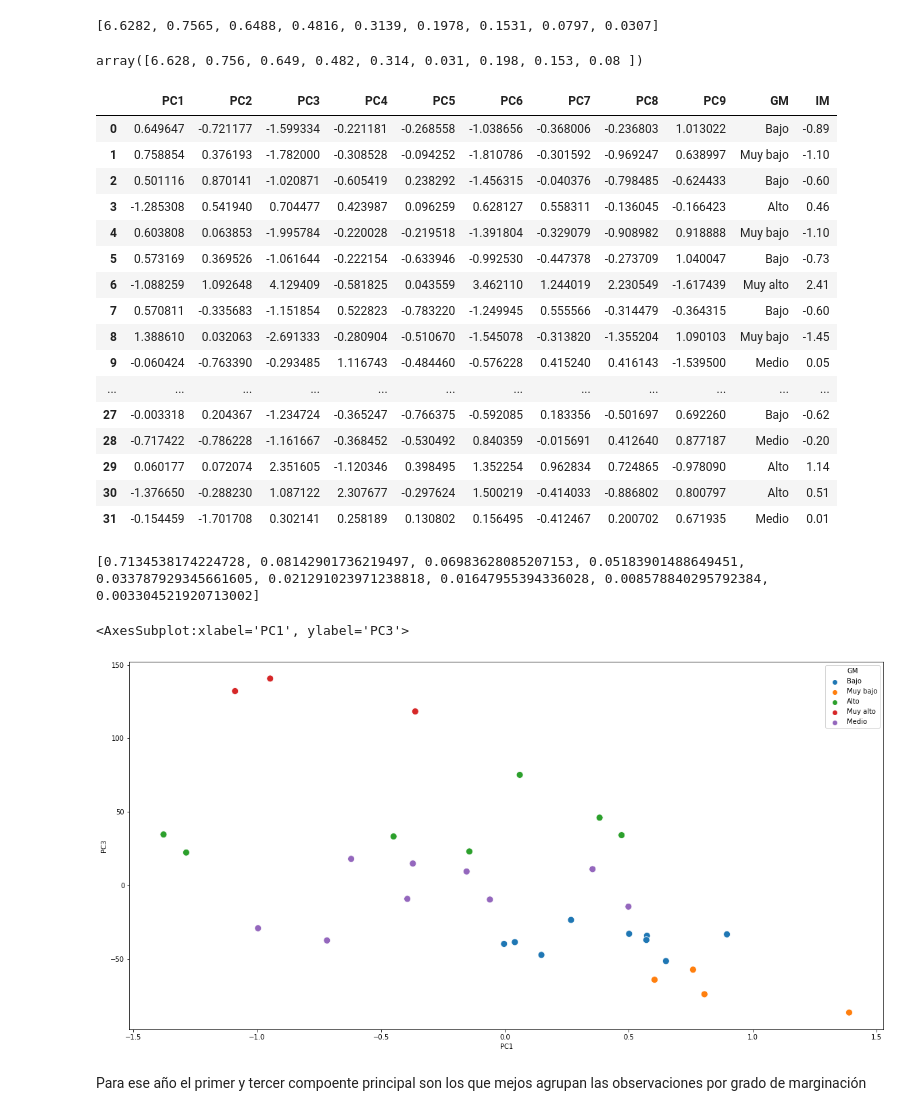
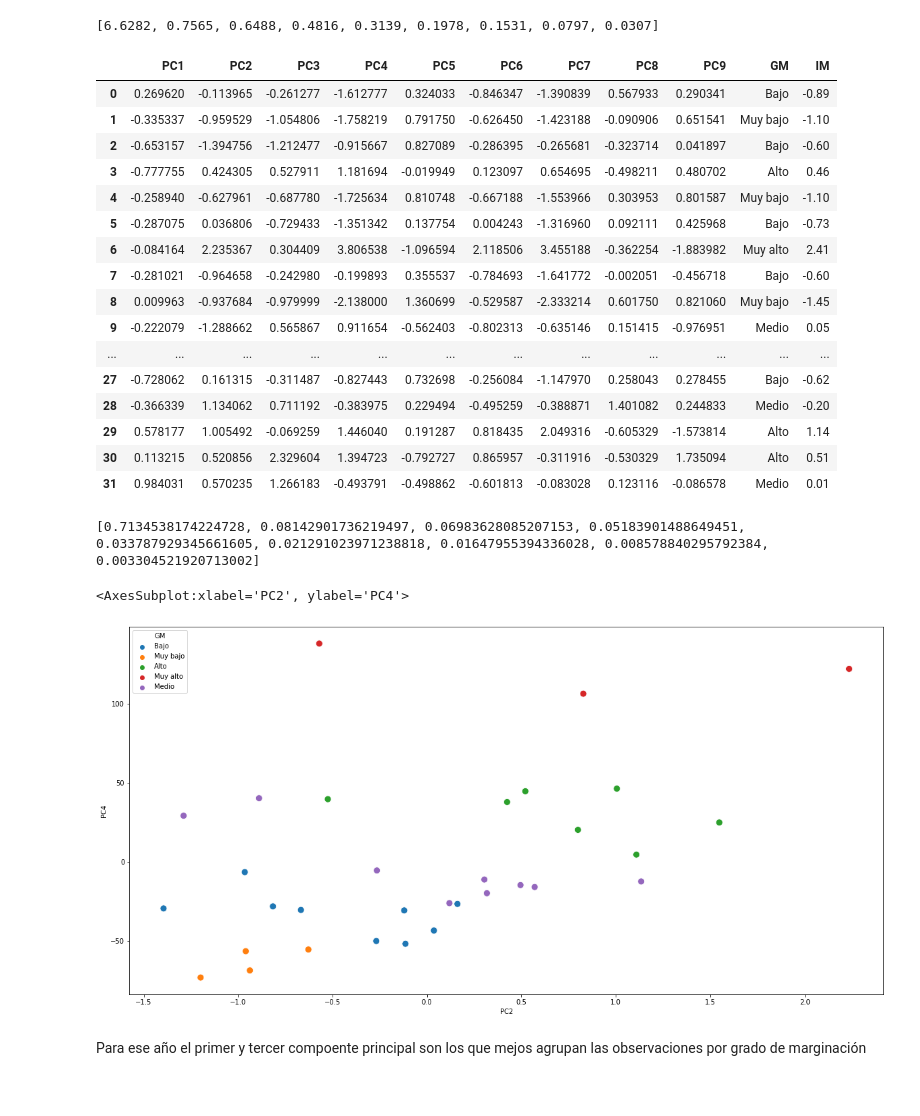
Before and after one commit to AnaTorresR/PracticaFinalMNO, a Jupyter notebook: Jacobi_2015.ipynb, the cells around one changed output. Saved outputs shown, nothing was run; the diff lists cells and outputs as text; code cells hidden in the pictures.

```diff
--- a/Jacobi_2015.ipynb
+++ b/Jacobi_2015.ipynb
@@ -176,20 +202,18 @@ values, vectors = np.linalg.eig(var_cov)
 sorted(values.round(4), reverse=True)
 # %% [output]
 [6.6282, 0.7565, 0.6488, 0.4816, 0.3139, 0.1978, 0.1531, 0.0797, 0.0307]
-# %%
-values
-# %% [output]
-array([6.628, 0.756, 0.649, 0.482, 0.314, 0.031, 0.198, 0.153, 0.08 ])
+# %%
+e_vectors = compute_Jacobi_egvectors(var_cov,3)
 # %%
-projected_1 = vectors[0]@X_scaled.T
-projected_2 = vectors[1]@X_scaled.T
-projected_3 = vectors[2]@X_scaled.T
-projected_4 = vectors[3]@X_scaled.T
-projected_5 = vectors[4]@X_scaled.T
-projected_6 = vectors[6]@X_scaled.T
-projected_7 = vectors[7]@X_scaled.T
-projected_8 = vectors[8]@X_scaled.T
-projected_9 = vectors[5]@X_scaled.T
+projected_1 = e_vectors[0].T@X_scaled.T
+projected_2 = e_vectors[1].T@X_scaled.T
+projected_3 = e_vectors[2].T@X_scaled.T
+projected_4 = e_vectors[3].T@X_scaled.T
+projected_5 = e_vectors[4].T@X_scaled.T
+projected_6 = e_vectors[6].T@X_scaled.T
+projected_7 = e_vectors[7].T@X_scaled.T
+projected_8 = e_vectors[8].T@X_scaled.T
+projected_9 = e_vectors[5].T@X_scaled.T
 
 
 res = pd.DataFrame(projected_1, columns=['PC1'])
@@ -207,22 +231,22 @@ res['IM'] = datos_2015['IM']
 res
 # %% [output]
 |  | PC1 | PC2 | PC3 | PC4 | PC5 | PC6 | PC7 | PC8 | PC9 | GM | IM |
-| 0 | 0.649647 | -0.721177 | -1.599334 | -0.221181 | -0.268558 | -1.038656 | -0.368006 | -0.236803 | 1.013022 | Bajo | -0.89 |
-| 1 | 0.758854 | 0.376193 | -1.782000 | -0.308528 | -0.094252 | -1.810786 | -0.301592 | -0.969247 | 0.638997 | Muy bajo | -1.10 |
-| 2 | 0.501116 | 0.870141 | -1.020871 | -0.605419 | 0.238292 | -1.456315 | -0.040376 | -0.798485 | -0.624433 | Bajo | -0.60 |
-| 3 | -1.285308 | 0.541940 | 0.704477 | 0.423987 | 0.096259 | 0.628127 | 0.558311 | -0.136045 | -0.166423 | Alto | 0.46 |
-| 4 | 0.603808 | 0.063853 | -1.995784 | -0.220028 | -0.219518 | -1.391804 | -0.329079 | -0.908982 | 0.918888 | Muy bajo | -1.10 |
-| 5 | 0.573169 | 0.369526 | -1.061644 | -0.222154 | -0.633946 | -0.992530 | -0.447378 | -0.273709 | 1.040047 | Bajo | -0.73 |
-| 6 | -1.088259 | 1.092648 | 4.129409 | -0.581825 | 0.043559 | 3.462110 | 1.244019 | 2.230549 | -1.617439 | Muy alto | 2.41 |
-| 7 | 0.570811 | -0.335683 | -1.151854 | 0.522823 | -0.783220 | -1.249945 | 0.555566 | -0.314479 | -0.364315 | Bajo | -0.60 |
-| 8 | 1.388610 | 0.032063 | -2.691333 | -0.280904 | -0.510670 | -1.545078 | -0.313820 | -1.355204 | 1.090103 | Muy bajo | -1.45 |
-| 9 | -0.060424 | -0.763390 | -0.293485 | 1.116743 | -0.484460 | -0.576228 | 0.415240 | 0.416143 | -1.539500 | Medio | 0.05 |
+| 0 | 0.269620 | -0.113965 | -0.261277 | -1.612777 | 0.324033 | -0.846347 | -1.390839 | 0.567933 | 0.290341 | Bajo | -0.89 |
+| 1 | -0.335337 | -0.959529 | -1.054806 | -1.758219 | 0.791750 | -0.626450 | -1.423188 | -0.090906 | 0.651541 | Muy bajo | -1.10 |
+| 2 | -0.653157 | -1.394756 | -1.212477 | -0.915667 | 0.827089 | -0.286395 | -0.265681 | -0.323714 | 0.041897 | Bajo | -0.60 |
+| 3 | -0.777755 | 0.424305 | 0.527911 | 1.181694 | -0.019949 | 0.123097 | 0.654695 | -0.498211 | 0.480702 | Alto | 0.46 |
+| 4 | -0.258940 | -0.627961 | -0.687780 | -1.725634 | 0.810748 | -0.667188 | -1.553966 | 0.303953 | 0.801587 | Muy bajo | -1.10 |
+| 5 | -0.287075 | 0.036806 | -0.729433 | -1.351342 | 0.137754 | 0.004243 | -1.316960 | 0.092111 | 0.425968 | Bajo | -0.73 |
+| 6 | -0.084164 | 2.235367 | 0.304409 | 3.806538 | -1.096594 | 2.118506 | 3.455188 | -0.362254 | -1.883982 | Muy alto | 2.41 |
+| 7 | -0.281021 | -0.964658 | -0.242980 | -0.199893 | 0.355537 | -0.784693 | -1.641772 | -0.002051 | -0.456718 | Bajo | -0.60 |
+| 8 | 0.009963 | -0.937684 | -0.979999 | -2.138000 | 1.360699 | -0.529587 | -2.333214 | 0.601750 | 0.821060 | Muy bajo | -1.45 |
+| 9 | -0.222079 | -1.288662 | 0.565867 | 0.911654 | -0.562403 | -0.802313 | -0.635146 | 0.151415 | -0.976951 | Medio | 0.05 |
 | ... | ... | ... | ... | ... | ... | ... | ... | ... | ... | ... | ... |
-| 27 | -0.003318 | 0.204367 | -1.234724 | -0.365247 | -0.766375 | -0.592085 | 0.183356 | -0.501697 | 0.692260 | Bajo | -0.62 |
-| 28 | -0.717422 | -0.786228 | -1.161667 | -0.368452 | -0.530492 | 0.840359 | -0.015691 | 0.412640 | 0.877187 | Medio | -0.20 |
-| 29 | 0.060177 | 0.072074 | 2.351605 | -1.120346 | 0.398495 | 1.352254 | 0.962834 | 0.724865 | -0.978090 | Alto | 1.14 |
-| 30 | -1.376650 | -0.288230 | 1.087122 | 2.307677 | -0.297624 | 1.500219 | -0.414033 | -0.886802 | 0.800797 | Alto | 0.51 |
-| 31 | -0.154459 | -1.701708 | 0.302141 | 0.258189 | 0.130802 | 0.156495 | -0.412467 | 0.200702 | 0.671935 | Medio | 0.01 |
+| 27 | -0.728062 | 0.161315 | -0.311487 | -0.827443 | 0.732698 | -0.256084 | -1.147970 | 0.258043 | 0.278455 | Bajo | -0.62 |
+| 28 | -0.366339 | 1.134062 | 0.711192 | -0.383975 | 0.229494 | -0.495259 | -0.388871 | 1.401082 | 0.244833 | Medio | -0.20 |
+| 29 | 0.578177 | 1.005492 | -0.069259 | 1.446040 | 0.191287 | 0.818435 | 2.049316 | -0.605329 | -1.573814 | Alto | 1.14 |
+| 30 | 0.113215 | 0.520856 | 2.329604 | 1.394723 | -0.792727 | 0.865957 | -0.311916 | -0.530329 | 1.735094 | Alto | 0.51 |
+| 31 | 0.984031 | 0.570235 | 1.266183 | -0.493791 | -0.498862 | -0.601813 | -0.083028 | 0.123116 | -0.086578 | Medio | 0.01 |
 # %%
 explained_variances = []
 for i in range (len(eig)):
@@ -233,10 +257,10 @@ print(explained_variances)
 [0.7134538174224728, 0.08142901736219497, 0.06983628085207153, 0.05183901488649451, 0.033787929345661605, 0.021291023971238818, 0.01647955394336028, 0.008578840295792384, 0.003304521920713002]
 # %%
 plt.figure(figsize=(20, 10))
-sns.scatterplot(res['PC1'], res['PC3'] * len(res), hue=res['GM'], s=100)
+sns.scatterplot(res['PC2'], res['PC4'] * len(res), hue=res['GM'], s=100)
 # %% [output]
-<AxesSubplot:xlabel='PC1', ylabel='PC3'>
+<AxesSubplot:xlabel='PC2', ylabel='PC4'>
-[figure, old version]
+[figure, new version]
 # %% [markdown]
 Para ese año el primer y tercer compoente principal son los que mejos agrupan las observaciones por grado de marginación
 # %%
```
Also changed, not shown: parts of 3 cells of this notebook, 4 other files.
